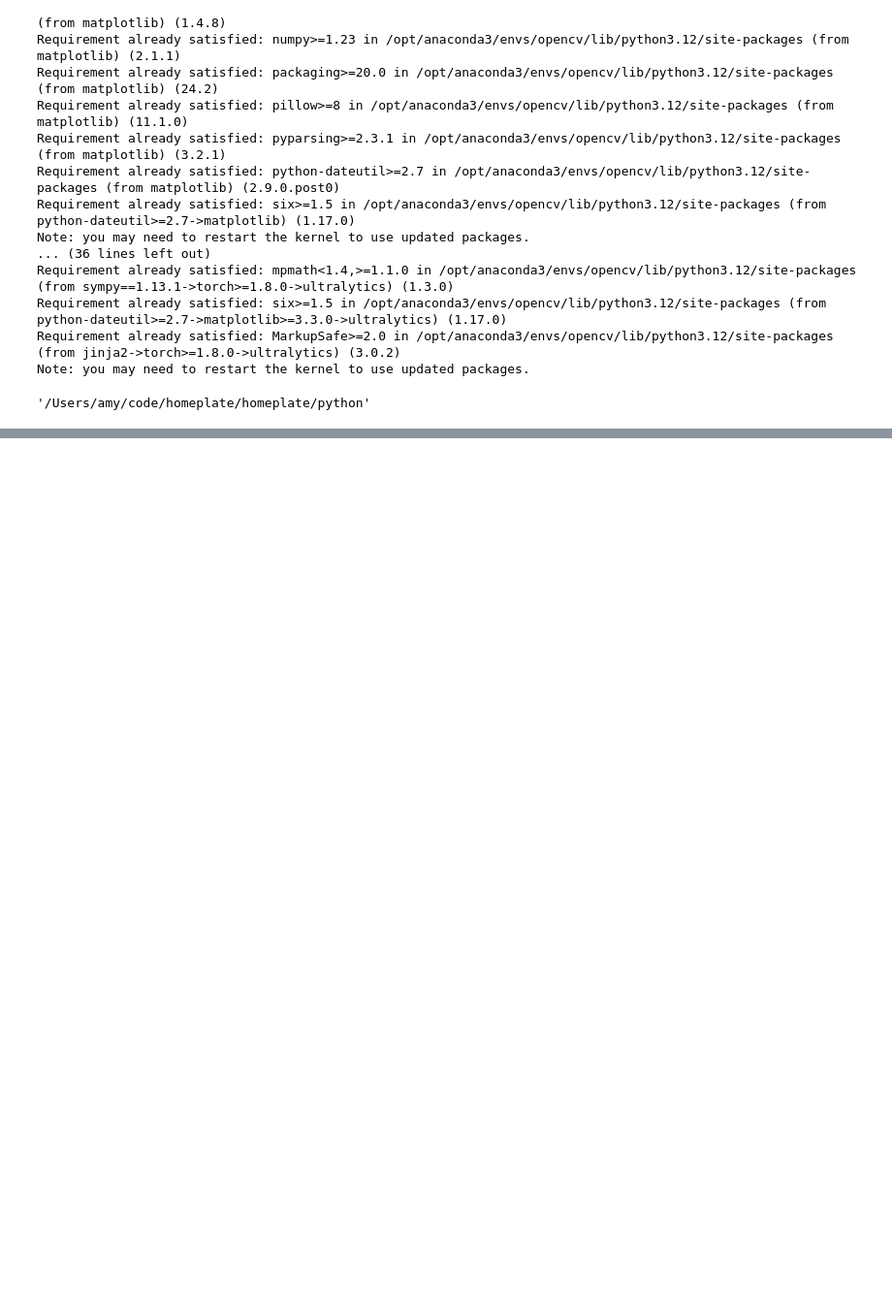
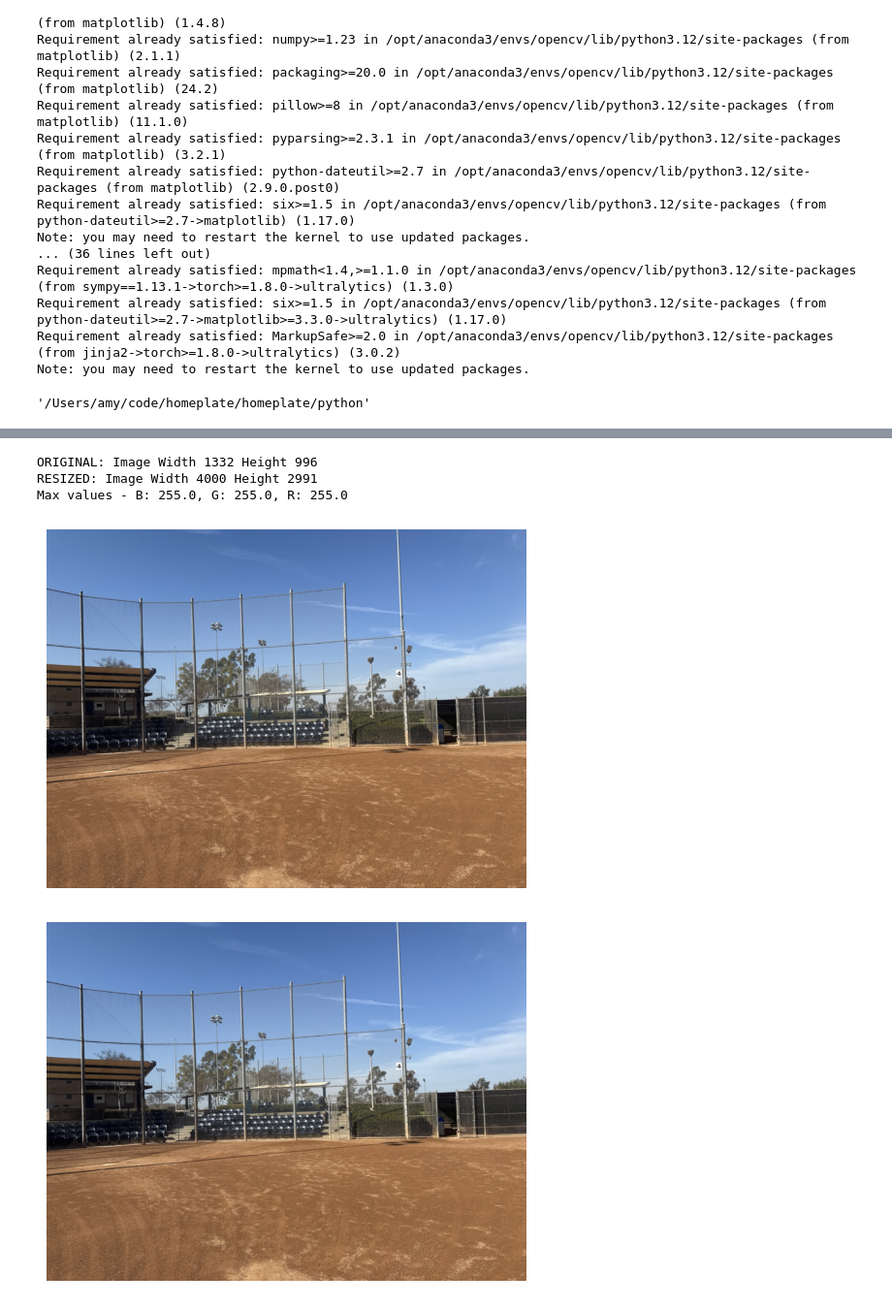
Before and after one commit to amyxjhuang/homeplate, a Jupyter notebook: python/find_ground.ipynb, the cells around one changed output, grey strips where cells are left out. Shown at 97% size. Cells and saved outputs as stored; diff of their text form; code cells hidden in the pictures; blank space fills up the shorter version.

Commit message:
Find HSV values for ground

```diff
--- a/python/find_ground.ipynb
+++ b/python/find_ground.ipynb
@@ -28,12 +28,13 @@ Requirement already satisfied: MarkupSafe>=2.0 in /opt/anaconda3/envs/opencv/lib
 Note: you may need to restart the kernel to use updated packages.
 '/Users/amy/code/homeplate/homeplate/python'
 # %%
-def get_resized_image_from_path(image_path):
+def get_resized_image_from_image_index(index=0):
+    image_path = f'../images/test{index}.jpg'
     mat_bgr = cv2.imread(image_path)
     print(f"ORIGINAL: Image Width {mat_bgr.shape[1]} Height {mat_bgr.shape[0]}")
 
-    scale = 2600 / mat_bgr.shape[1]
-    mat_bgr = cv2.resize(mat_bgr, None, fx=scale, fy=2, interpolation=cv2.INTER_LINEAR)
+    scale = 4000 / mat_bgr.shape[1]
+    mat_bgr = cv2.resize(mat_bgr, None, fx=scale, fy=scale, interpolation=cv2.INTER_LINEAR)
 
     print(f"RESIZED: Image Width {mat_bgr.shape[1]} Height {mat_bgr.shape[0]}")
 
@@ -202,0 +65,11 @@ Keypoint found size 42.8557014465332 x 1885.5296630859375 y 1482.96142578125 ang
+# %%
+image = get_resized_image_from_image_index(3)
+white_balanced = get_white_balanced_image(image)
+show_bgr_image(image)
+show_bgr_image(white_balanced)
+# %% [output]
+ORIGINAL: Image Width 1332 Height 996
+RESIZED: Image Width 4000 Height 2991
+Max values - B: 255.0, G: 255.0, R: 255.0
+[figure, added]
+[figure, added]
```
Also changed, not shown: parts of 15 cells of this notebook.
